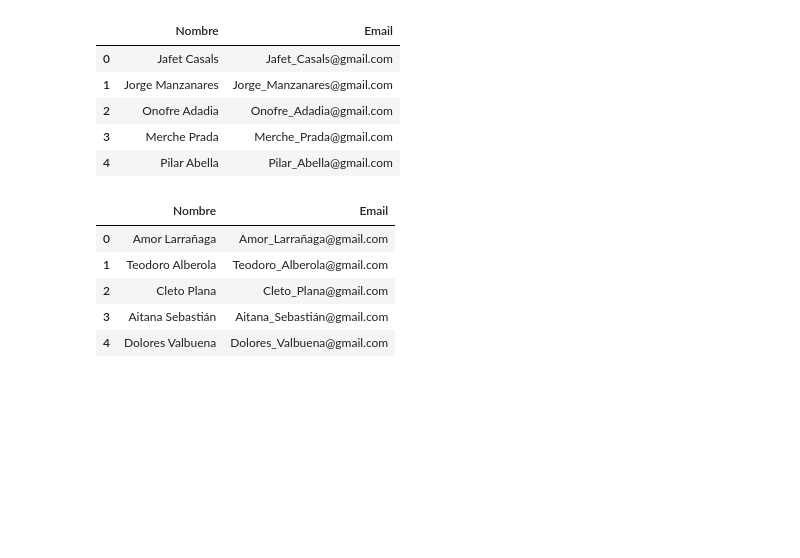
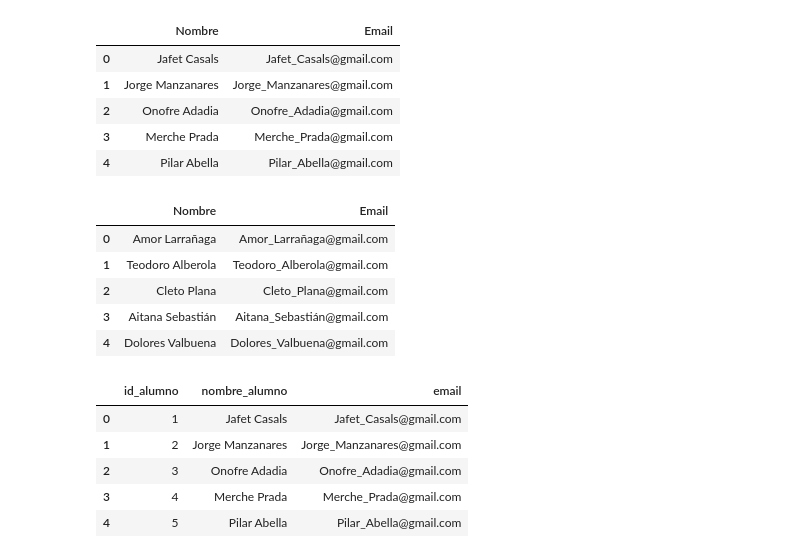
Before and after one commit to pablo-droid/proyecto_sql_noviembre, a Jupyter notebook: proyecto_ddbb.ipynb, the cells around one changed output. Drawn from its saved outputs; the diff is of its cells as text; code cells hidden in the pictures; blank space fills up the shorter version.

```diff
--- a/proyecto_ddbb.ipynb
+++ b/proyecto_ddbb.ipynb
@@ -105,5 +103,5 @@ df_clase_fs= pd.concat([clase_3, clase_4])
 # %%
-alumnos_data = df_clase_data[["Nombre","Email"]]
+alumnos_data = df_clase_data[["Nombre","Email"]].reset_index(drop=True)
 alumnos_data.head(5)
 # %% [output]
 |  | Nombre | Email |
@@ -122,4 +120,20 @@ alumnos_fs.head(5)
 | 2 | Cleto Plana | Cleto_Plana@gmail.com |
 | 3 | Aitana Sebastián | Aitana_Sebastián@gmail.com |
 | 4 | Dolores Valbuena | Dolores_Valbuena@gmail.com |
+# %%
+Alumnos = pd.concat([alumnos_data, alumnos_fs]).reset_index(drop=True)
+Alumnos.index = Alumnos.index + 1
+Alumnos = Alumnos.reset_index(names="id_alumno")
+Alumnos = Alumnos.rename(columns={
+    "Nombre": "nombre_alumno",
+    "Email": "email"
+})
+Alumnos.head(5)
+# %% [output]
+|  | id_alumno | nombre_alumno | email |
+| 0 | 1 | Jafet Casals | Jafet_Casals@gmail.com |
+| 1 | 2 | Jorge Manzanares | Jorge_Manzanares@gmail.com |
+| 2 | 3 | Onofre Adadia | Onofre_Adadia@gmail.com |
+| 3 | 4 | Merche Prada | Merche_Prada@gmail.com |
+| 4 | 5 | Pilar Abella | Pilar_Abella@gmail.com |
 # %% [markdown]
```
Also changed, not shown: parts of 16 cells of this notebook, 3 other files.
